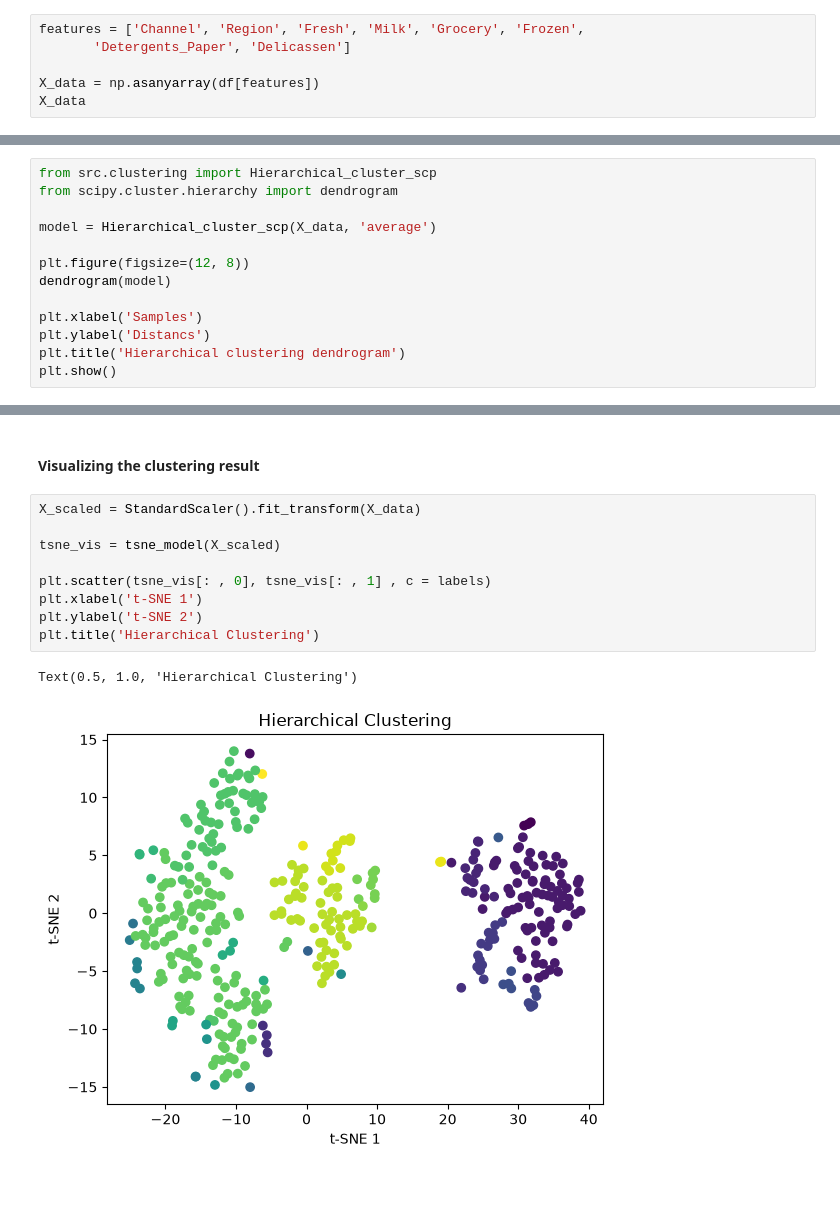
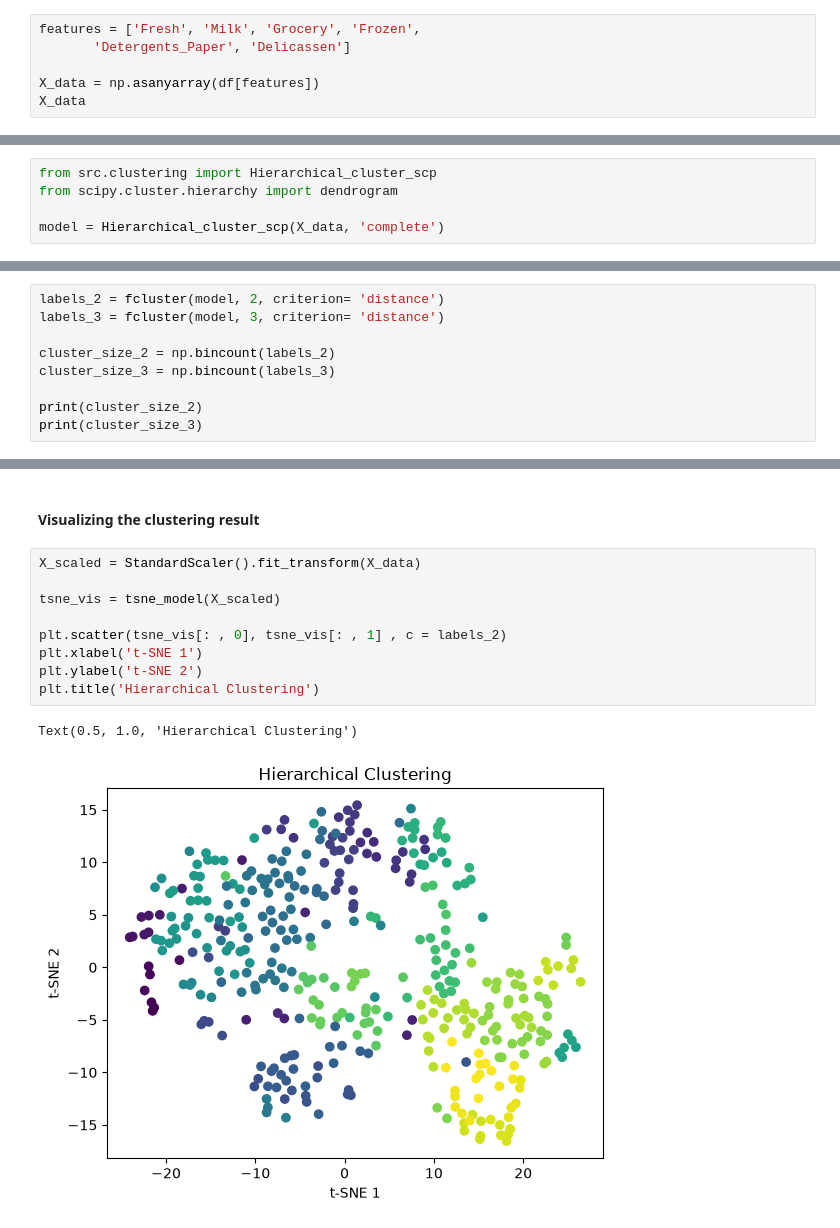
Before and after one commit to MohammadNasrollahiCE/Customer-Segmentation-Using-Clustering, a Jupyter notebook: notebooks/04_Hierarchical.ipynb, the cells around one changed output, grey strips where cells are left out. Saved outputs shown, nothing was run; the diff lists cells and outputs as text; blank space fills up the shorter version.

```diff
--- a/notebooks/04_Hierarchical.ipynb
+++ b/notebooks/04_Hierarchical.ipynb
@@ -27,7 +27,7 @@ df.shape
 # %% [output]
 (395, 9)
 # %%
-features = ['Channel', 'Region', 'Fresh', 'Milk', 'Grocery', 'Frozen',
+features = ['Fresh', 'Milk', 'Grocery', 'Frozen',
        'Detergents_Paper', 'Delicassen']
 
 X_data = np.asanyarray(df[features])
@@ -63,13 +63,5 @@ plt.scatter(model[:,0] , model[:,1])
 from src.clustering import Hierarchical_cluster_scp
 from scipy.cluster.hierarchy import dendrogram
 
-model = Hierarchical_cluster_scp(X_data, 'average')
-
-plt.figure(figsize=(12, 8))
-dendrogram(model)
-
-plt.xlabel('Samples')
-plt.ylabel('Distancs')
-plt.title('Hierarchical clustering dendrogram')
-plt.show()
+model = Hierarchical_cluster_scp(X_data, 'complete')
 # %% [output]
@@ -81,0 +100,9 @@ labels = fcluster(model, 3, criterion= 'distance')
+# %%
+labels_2 = fcluster(model, 2, criterion= 'distance')
+labels_3 = fcluster(model, 3, criterion= 'distance')
+
+cluster_size_2 = np.bincount(labels_2)
+cluster_size_3 = np.bincount(labels_3)
+
+print(cluster_size_2)
+print(cluster_size_3)
@@ -84,12 +120,12 @@ labels = fcluster(model, 3, criterion= 'distance')
 # %%
 X_scaled = StandardScaler().fit_transform(X_data)
 
 tsne_vis = tsne_model(X_scaled)
 
-plt.scatter(tsne_vis[: , 0], tsne_vis[: , 1] , c = labels)
+plt.scatter(tsne_vis[: , 0], tsne_vis[: , 1] , c = labels_2)
 plt.xlabel('t-SNE 1')
 plt.ylabel('t-SNE 2')
 plt.title('Hierarchical Clustering')
 # %% [output]
 Text(0.5, 1.0, 'Hierarchical Clustering')
-[figure, old version]
+[figure, new version]
```
Also changed, not shown: parts of 9 cells of this notebook, 1 other file.
